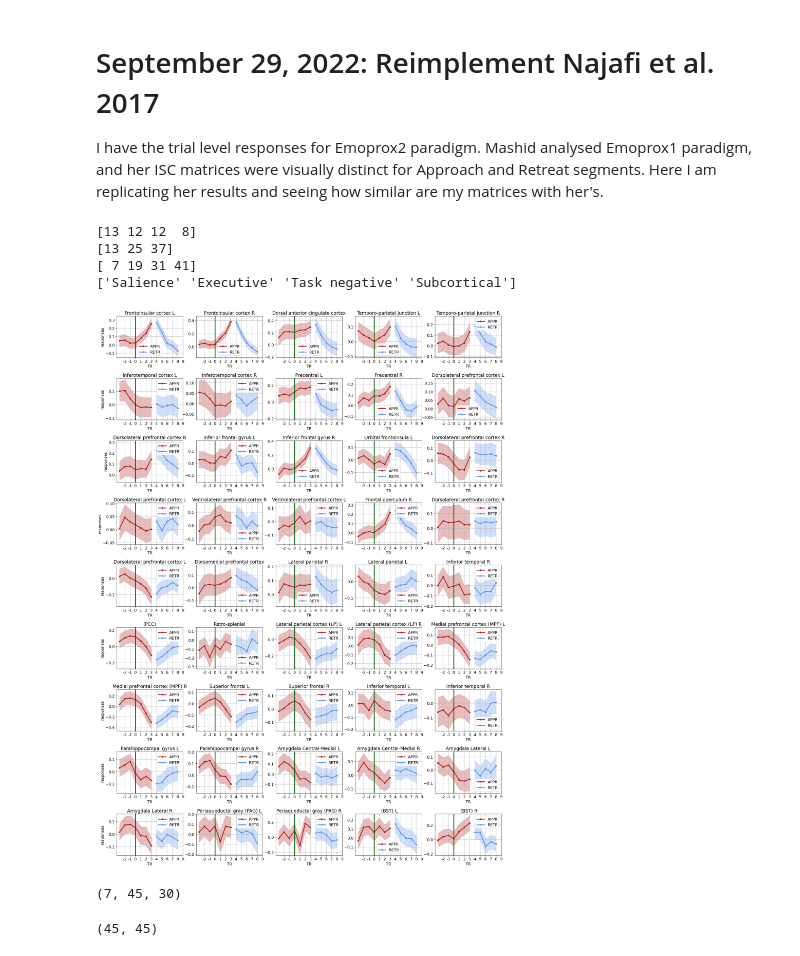
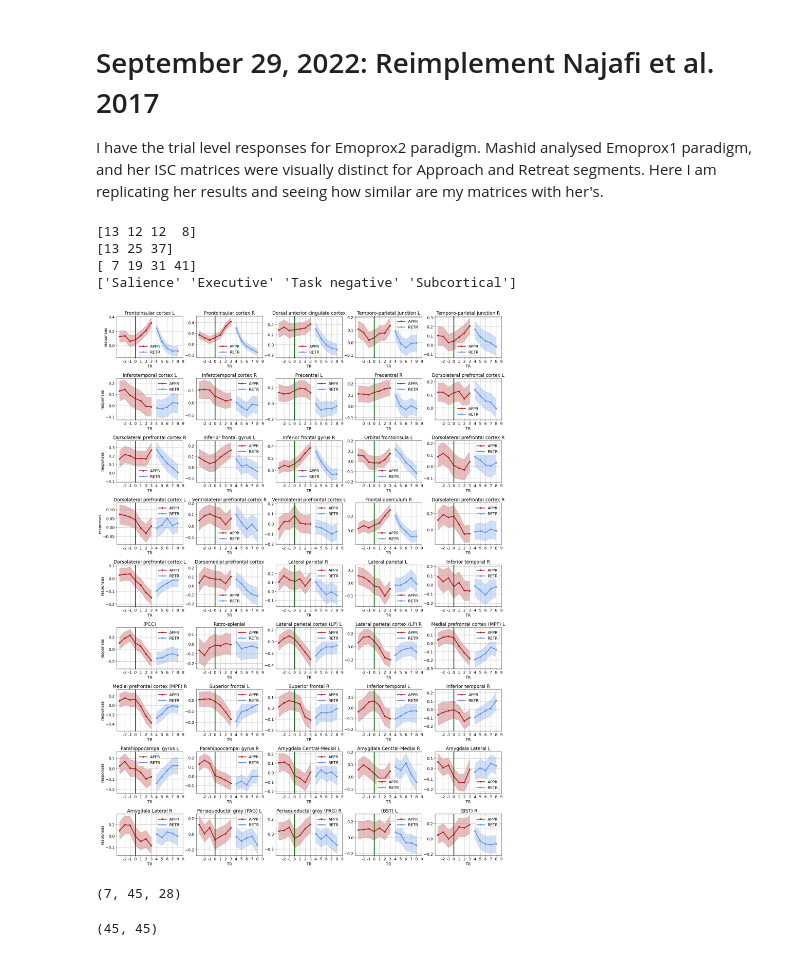
Before and after one commit to govinda-umd/network_dynamics, a Jupyter notebook: _sources/nb/sep22/06-reimplement_mashid_paper.ipynb, the cells around one changed output. Saved outputs shown, nothing was run; the diff lists cells and outputs as text; code cells hidden in the pictures.

```diff
--- a/_sources/nb/sep22/06-reimplement_mashid_paper.ipynb
+++ b/_sources/nb/sep22/06-reimplement_mashid_paper.ipynb
@@ -50,8 +50,8 @@ args.NAMES = ['APPR', 'RETR']
 args.TRIAL_LEN = 12
 args.MIN_TRS = {'APPR': 7, 'RETR': 5}
 args.MIN_TRIALS = {name:7 for name in args.LABEL_NAMES}
-args.near_miss_thresh = 0.7
-args.near_miss_width = 8
+args.near_miss_thresh = [0.77, 0.88]
+args.near_miss_width = 7.5
 args.window_shift = 3
 APPR = np.arange(0, 7) - args.window_shift
 RETR = np.arange(7, 12) - args.window_shift
@@ -60,37 +60,43 @@ args.TR = 1.25
 # %%
 args.proj_dir = proj_dir
 
+# with open(
+#     f"/home/joyneelm/FORAGING/local/notebooks/dynamical_systems_emoprox/emoprox_motion_parameters.pkl",
+#     'rb'
+# ) as f:
+#     motion_df = pickle.load(f)
+# copied Joyneel's pkl file
 with open(
-    f"/home/joyneelm/FORAGING/local/notebooks/dynamical_systems_emoprox/emoprox_motion_parameters.pkl",
+    f"/home/govindas/network_dynamics/data/emoprox2/data/emoprox_motion_parameters.pkl",
     'rb'
 ) as f:
     motion_df = pickle.load(f)
 # motion_df
 
 args.roi_set_name = 'mashid'
 args.main_data_dir = (
     f"{proj_dir}/data/emoprox2/data/rois_{args.roi_set_name}"
 )
 
 # exploratory data
 args.subjects = np.unique(motion_df.pid.values)
 random.Random(args.SEED).shuffle(args.subjects)
 args.explor_subjects = args.subjects[ : round(0.25 * len(args.subjects))]
 
 # ROIs
 args = dataset_utils.get_mashid_rois(args)
 args = dataset_utils.get_mashid_plot_tick_labels(args)
 
 # condition responses
 X = dataset_utils.get_emo2_trial_level_responses(args, motion_df)
 args.plot_colors = {'APPR': 'firebrick', 'RETR': 'cornflowerblue'}
 dataset_utils.plot_emo2_responses_v2(args, X)
 # %% [output]
 [13 12 12  8]
 [13 25 37]
 [ 7 19 31 41]
 ['Salience' 'Executive' 'Task negative' 'Subcortical']
-[figure, old version]
+[figure, new version]
 # %%
 # time series per subject; trial wise reponse for a given TR
 def get_block_time_series(args, X):
@@ -110,7 +116,7 @@ ts = get_block_time_series(args, X)
 ts.keys()
 ts['APPR_TR0'].shape
 # %% [output]
-(7, 45, 30)
+(7, 45, 28)
 # %%
 # ISC
 def get_iscs(args, ts):
```
Also changed, not shown: parts of 4 cells of this notebook, 16 other files.
